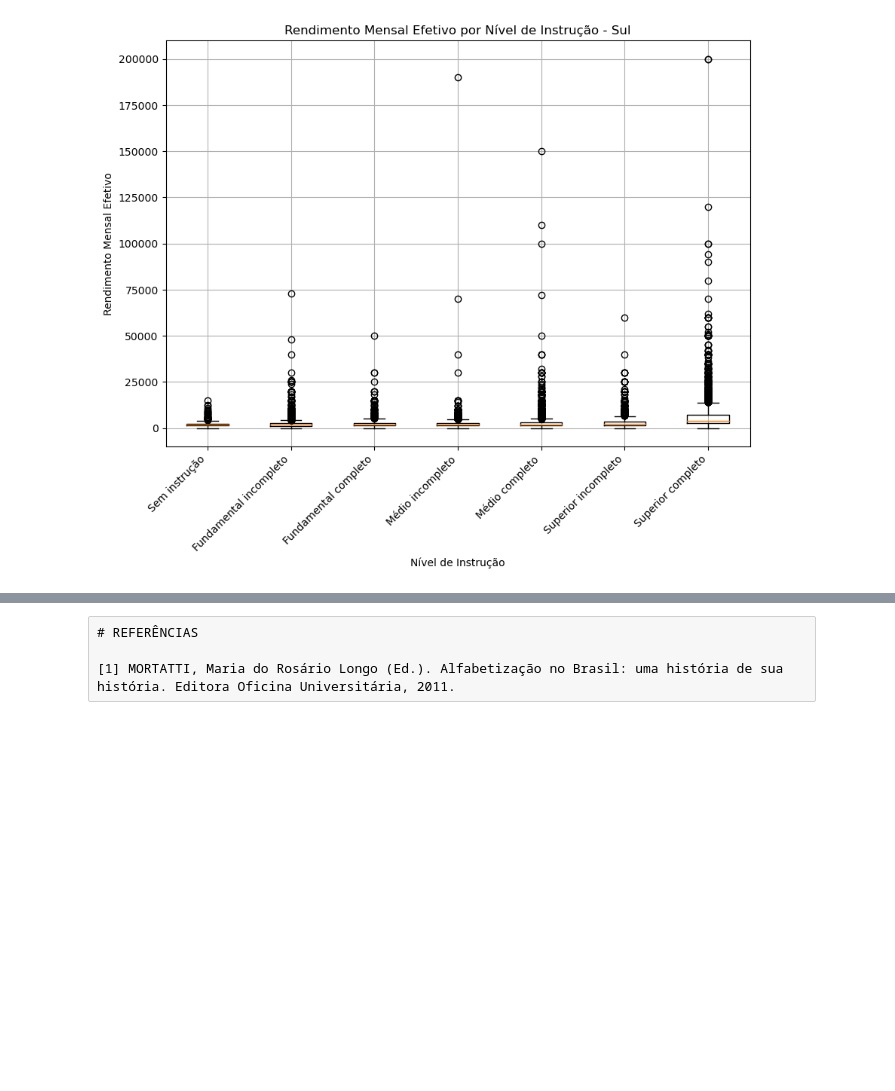
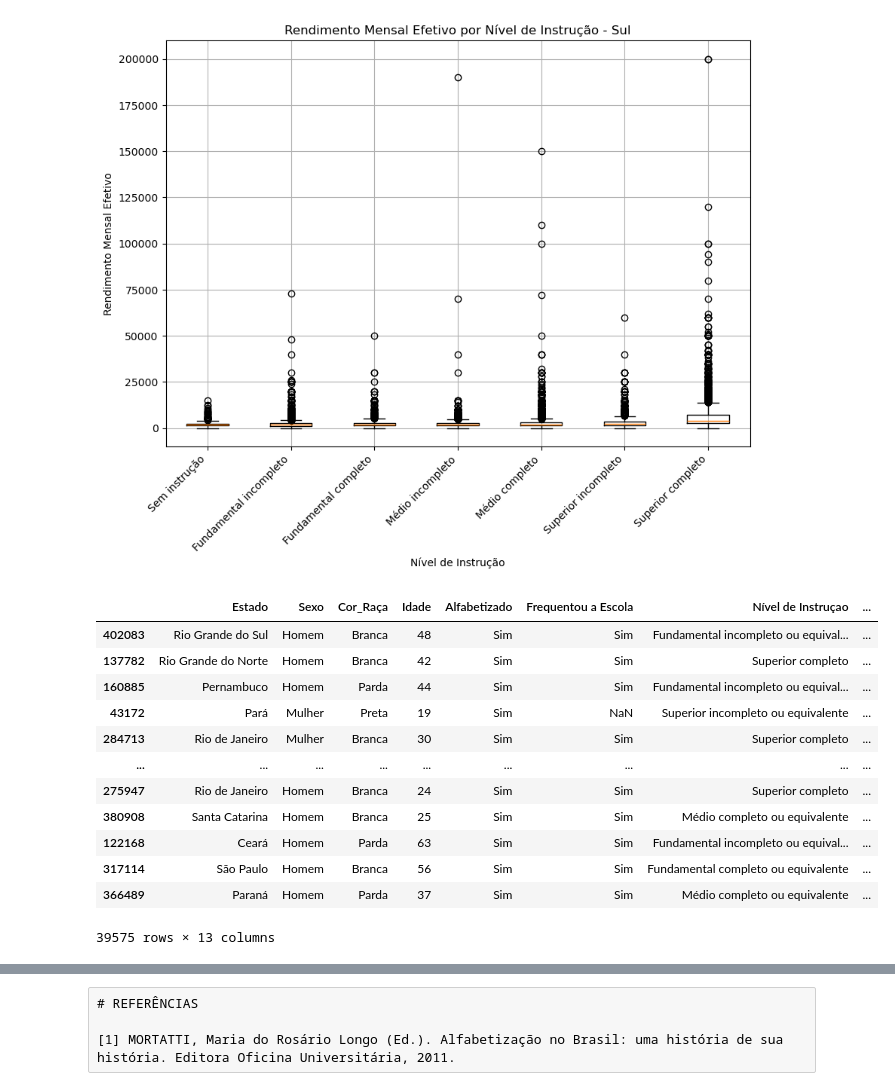
Before and after one commit to Dnimf/cdadosp3, a Jupyter notebook: Projeto_3 (2).ipynb, the cells around one changed output, grey strips where cells are left out. Saved outputs shown, nothing was run; the diff lists cells and outputs as text; code cells hidden in the pictures; blank space fills up the shorter version.

```diff
--- a/Projeto_3 (2).ipynb
+++ b/Projeto_3 (2).ipynb
@@ -512,3 +512,24 @@ plt.show()
 | Superior incompleto ou equivalente | 41 | 79 | 322 | 1010 | 439 | 388 | 156 | 28 | 6 |
 | Superior completo | 100 | 52 | 341 | 1902 | 1546 | 2468 | 1579 | 609 | 153 |
 [figure]
+# %%
+tamanho=len(dados_colunas)
+tamanho_treino=len(dados_colunas)*0.8
+dados_colunas2=dados_colunas.sample(int(tamanho))
+dados_colunas_treino=dados_colunas2.iloc[:int(tamanho_treino)]
+dados_colunas_teste=dados_colunas2.iloc[int(tamanho_treino):tamanho]
+dados_colunas_teste
+# %% [output]
+|  | Estado | Sexo | Cor_Raça | Idade | Alfabetizado | Frequentou a Escola | Nível de Instruçao | ... |
+| 402083 | Rio Grande do Sul | Homem | Branca | 48 | Sim | Sim | Fundamental incompleto ou equival... | ... |
+| 137782 | Rio Grande do Norte | Homem | Branca | 42 | Sim | Sim | Superior completo | ... |
+| 160885 | Pernambuco | Homem | Parda | 44 | Sim | Sim | Fundamental incompleto ou equival... | ... |
+| 43172 | Pará | Mulher | Preta | 19 | Sim | NaN | Superior incompleto ou equivalente | ... |
+| 284713 | Rio de Janeiro | Mulher | Branca | 30 | Sim | Sim | Superior completo | ... |
+| ... | ... | ... | ... | ... | ... | ... | ... | ... |
+| 275947 | Rio de Janeiro | Homem | Branca | 24 | Sim | Sim | Superior completo | ... |
+| 380908 | Santa Catarina | Homem | Branca | 25 | Sim | Sim | Médio completo ou equivalente | ... |
+| 122168 | Ceará | Homem | Parda | 63 | Sim | Sim | Fundamental incompleto ou equival... | ... |
+| 317114 | São Paulo | Homem | Branca | 56 | Sim | Sim | Fundamental completo ou equivalente | ... |
+| 366489 | Paraná | Homem | Parda | 37 | Sim | Sim | Médio completo ou equivalente | ... |
+39575 rows × 13 columns
```
Also changed, not shown: parts of 1 cell of this notebook.
